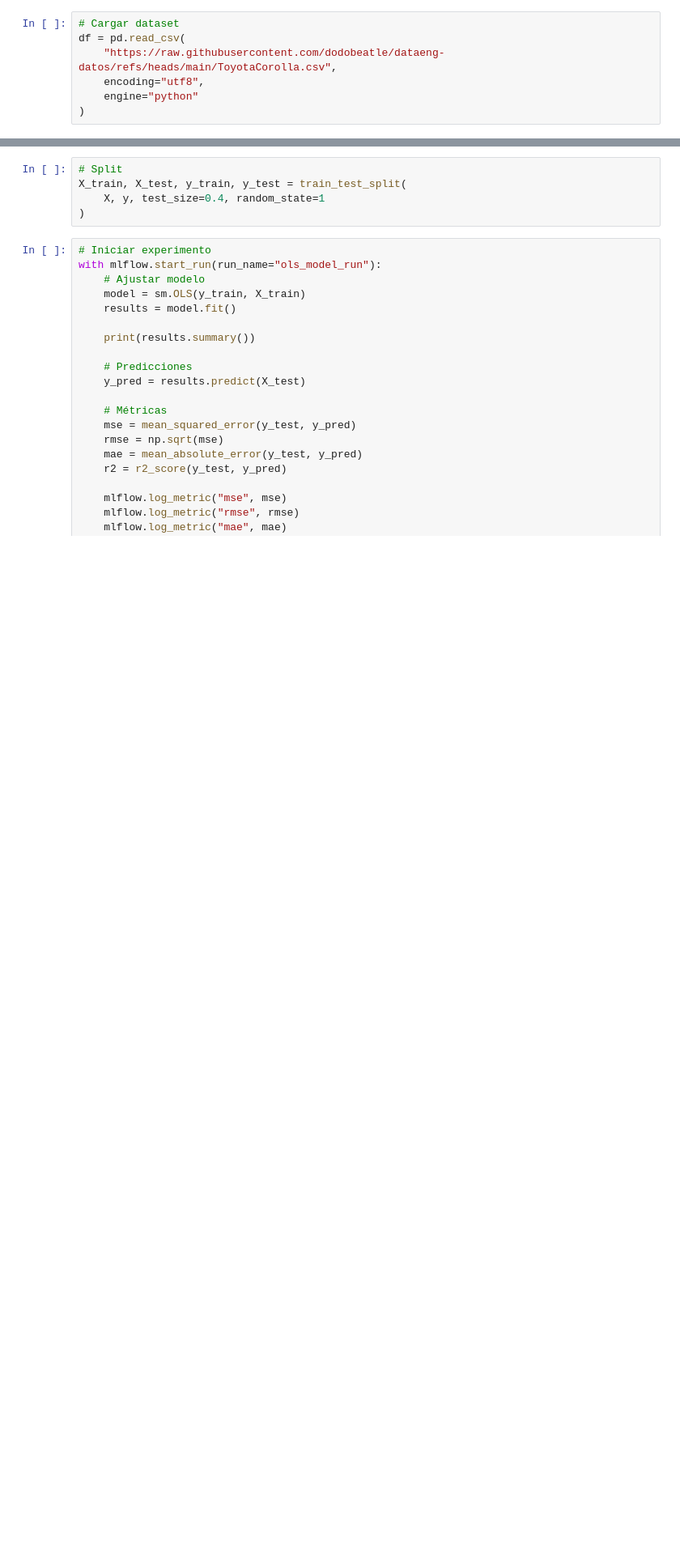
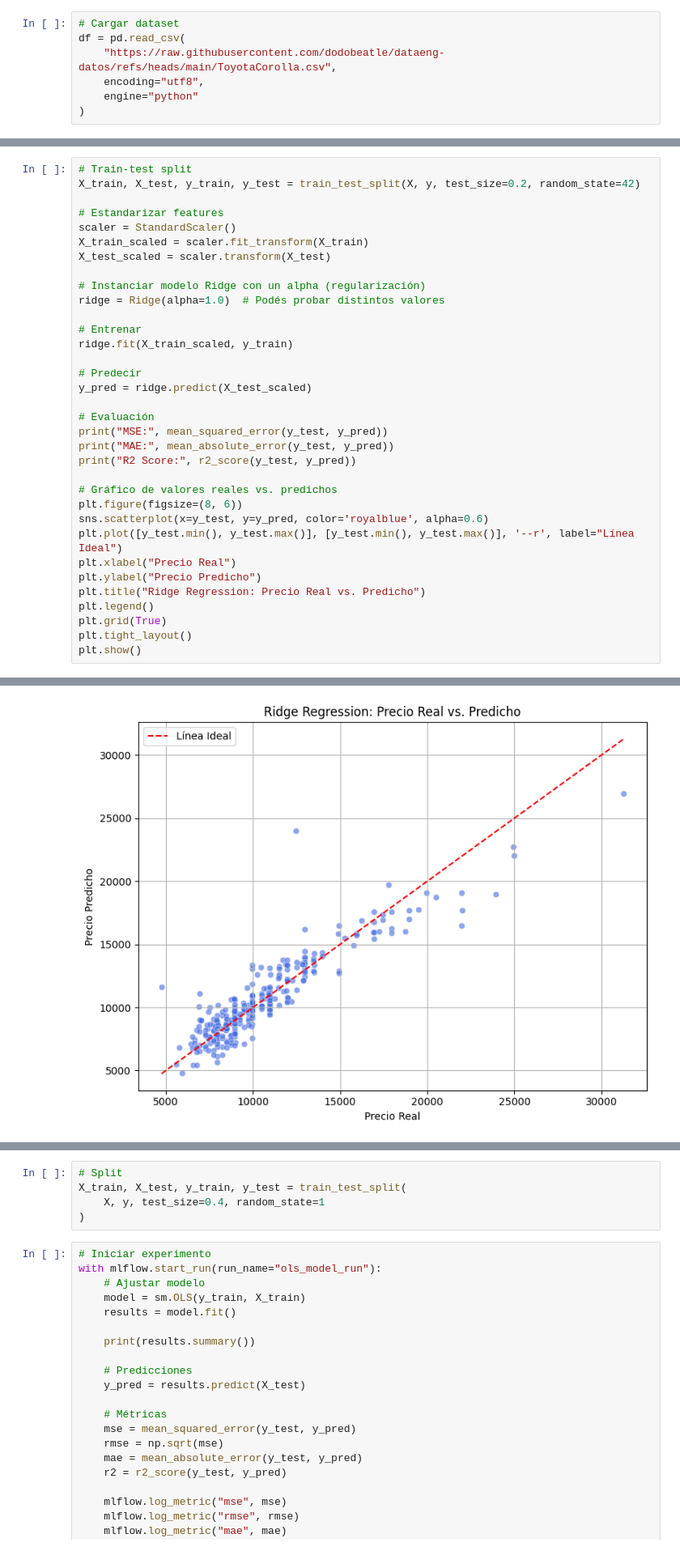
Before and after one commit to lucasdepetrisd/toyota_project, a Jupyter notebook: toyota_project/notebooks/toyota_m.ipynb, the cells around one changed output, grey strips where cells are left out. Shown at 81% size. Saved outputs shown, nothing was run; the diff lists cells and outputs as text; blank space fills up the shorter version.

```diff
--- a/toyota_project/notebooks/toyota_m.ipynb
+++ b/toyota_project/notebooks/toyota_m.ipynb
@@ -201,0 +233,35 @@ print(X.head())
+# %%
+# Train-test split
+X_train, X_test, y_train, y_test = train_test_split(X, y, test_size=0.2, random_state=42)
+
+# Estandarizar features
+scaler = StandardScaler()
+X_train_scaled = scaler.fit_transform(X_train)
+X_test_scaled = scaler.transform(X_test)
+
+# Instanciar modelo Ridge con un alpha (regularización)
+ridge = Ridge(alpha=1.0)  # Podés probar distintos valores
+
+# Entrenar
+ridge.fit(X_train_scaled, y_train)
+
+# Predecir
+y_pred = ridge.predict(X_test_scaled)
+
+# Evaluación
+print("MSE:", mean_squared_error(y_test, y_pred))
+print("MAE:", mean_absolute_error(y_test, y_pred))
+print("R2 Score:", r2_score(y_test, y_pred))
+
+# Gráfico de valores reales vs. predichos
+plt.figure(figsize=(8, 6))
+sns.scatterplot(x=y_test, y=y_pred, color='royalblue', alpha=0.6)
+plt.plot([y_test.min(), y_test.max()], [y_test.min(), y_test.max()], '--r', label="Línea Ideal")
+plt.xlabel("Precio Real")
+plt.ylabel("Precio Predicho")
+plt.title("Ridge Regression: Precio Real vs. Predicho")
+plt.legend()
+plt.grid(True)
+plt.tight_layout()
+plt.show()
+# %% [output]
@@ -201,0 +271 @@ print(X.head())
+[figure, added]
```
Also changed, not shown: parts of 14 cells of this notebook.
